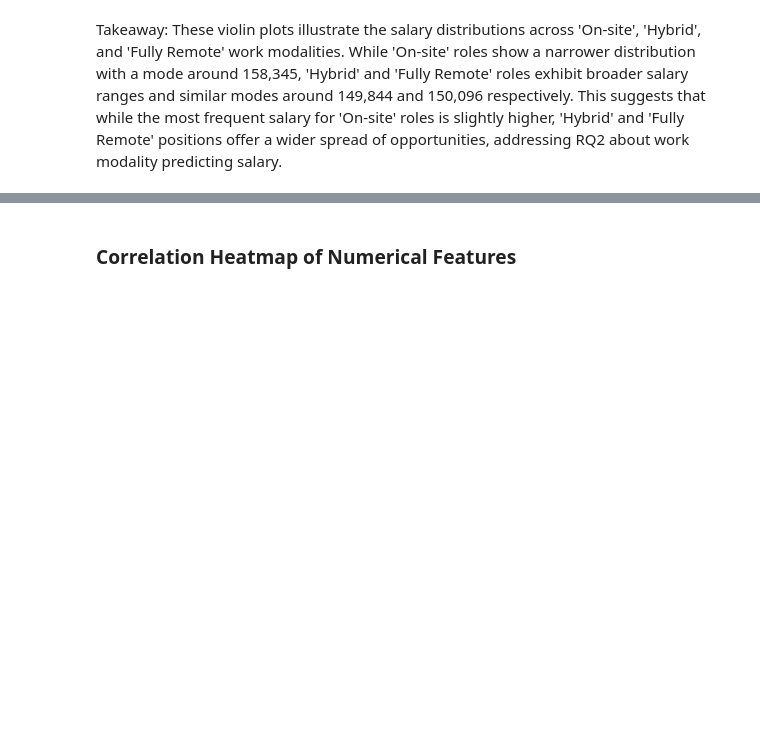
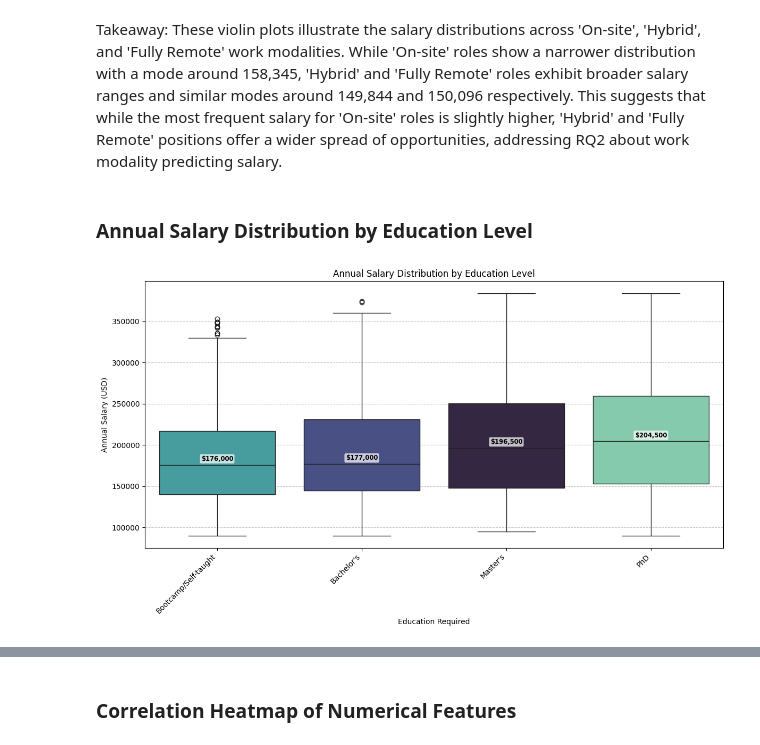
Before and after one commit to uliazaman02/AI_Jobs_Market, a Jupyter notebook: Final_Project_Part_2.ipynb, the cells around one changed output, grey strips where cells are left out. Saved outputs shown, nothing was run; the diff lists cells and outputs as text; code cells hidden in the pictures; blank space fills up the shorter version.

```diff
--- a/Final_Project_Part_2.ipynb
+++ b/Final_Project_Part_2.ipynb
@@ -217,3 +220,35 @@ Passing `palette` without assigning `hue` is deprecated and will be removed in v
 [figure]
 # %% [markdown]
 Takeaway: These violin plots illustrate the salary distributions across 'On-site', 'Hybrid', and 'Fully Remote' work modalities. While 'On-site' roles show a narrower distribution with a mode around 158,345, 'Hybrid' and 'Fully Remote' roles exhibit broader salary ranges and similar modes around 149,844 and 150,096 respectively. This suggests that while the most frequent salary for 'On-site' roles is slightly higher, 'Hybrid' and 'Fully Remote' positions offer a wider spread of opportunities, addressing RQ2 about work modality predicting salary.
+# %% [markdown]
+### Annual Salary Distribution by Education Level
+# %%
+plt.figure(figsize=(12, 7))
+ax = sns.boxplot(x='education_required', y='annual_salary_usd', data=df,
+                 order=['Bootcamp/Self-taught', 'Bachelor\'s', 'Master\'s', 'PhD'],
+                 palette='mako', hue='education_required', legend=False)
+plt.title('Annual Salary Distribution by Education Level')
+plt.xlabel('Education Required')
+plt.ylabel('Annual Salary (USD)')
+plt.xticks(rotation=45, ha='right')
+plt.grid(axis='y', linestyle='--', alpha=0.7)
+
+# Define the order of education levels used in the plot
+education_order_for_plot = ['Bootcamp/Self-taught', 'Bachelor\'s', 'Master\'s', 'PhD']
+
+# Calculate medians for each education level
+medians = df.groupby('education_required')['annual_salary_usd'].median().reindex(education_order_for_plot)
+
+# Add annotations for median salaries
+for i, category in enumerate(education_order_for_plot):
+    if pd.notna(medians.loc[category]): # Check if median exists for the category
+        median_val = medians.loc[category]
+        # Place text slightly above the median line
+        ax.text(i, median_val + 5000, f'${median_val:,.0f}',
+                horizontalalignment='center', size='small', color='black', weight='semibold',
+                bbox=dict(facecolor='white', alpha=0.7, edgecolor='none', boxstyle='round,pad=0.2'))
+
+plt.tight_layout()
+plt.show()
+# %% [output]
+[figure, added]
```
Also changed, not shown: parts of 44 cells of this notebook.
